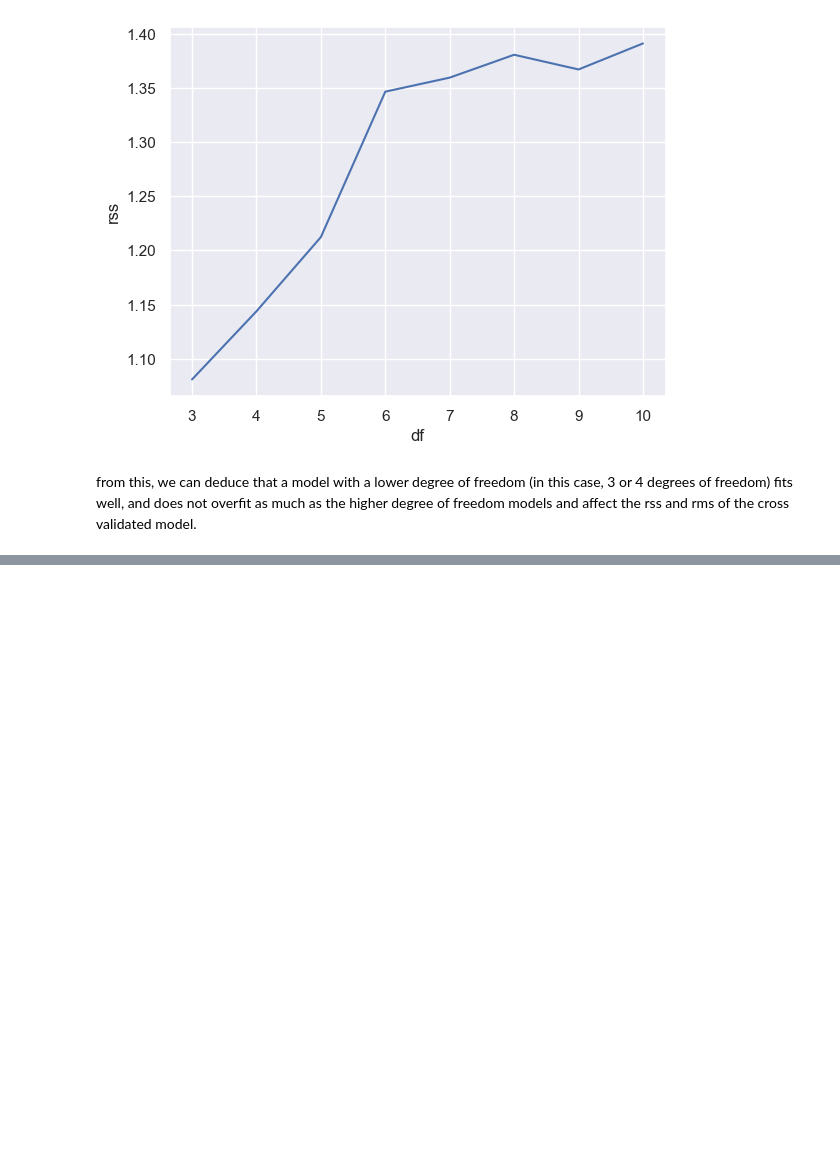
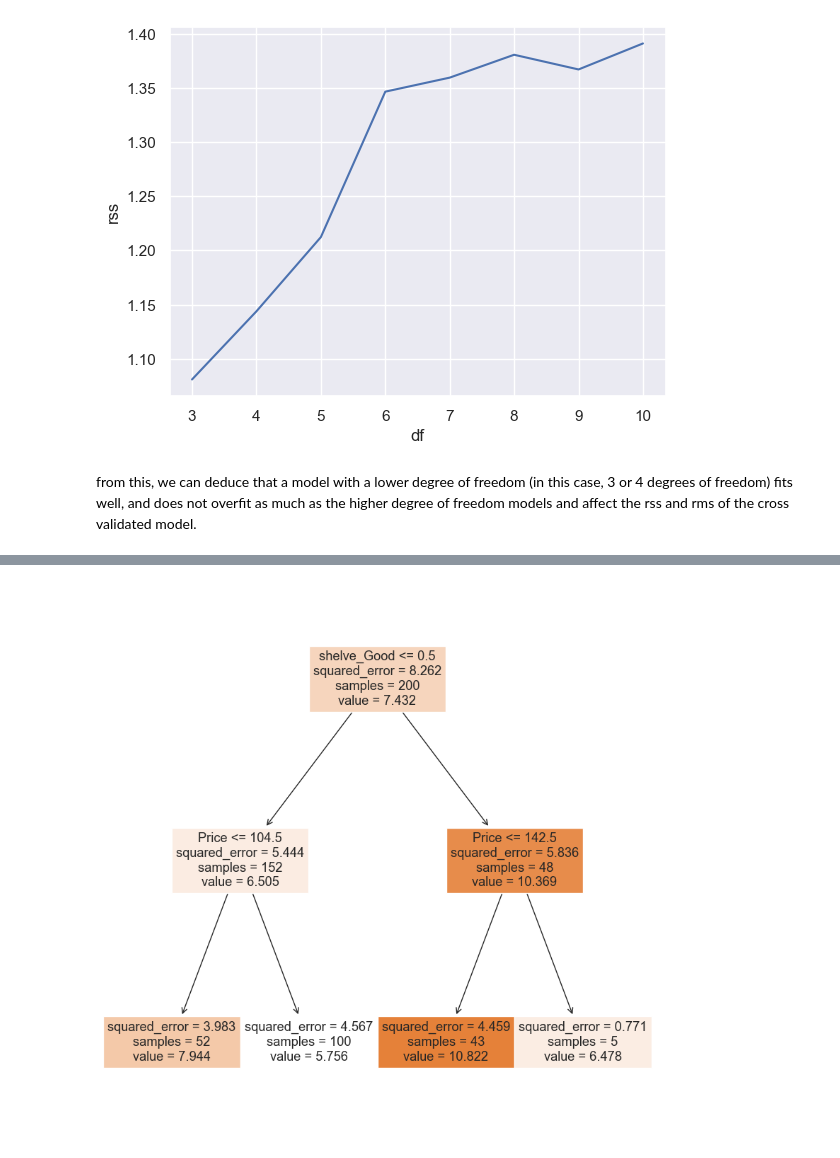
Before and after one commit to bhnord/CS4342, a Jupyter notebook: Assignment 5 Code/Assignment5.ipynb, the cells around one changed output, grey strips where cells are left out. Drawn from its saved outputs; the diff is of its cells as text; code cells hidden in the pictures; blank space fills up the shorter version.

```diff
--- a/Assignment 5 Code/Assignment5.ipynb
+++ b/Assignment 5 Code/Assignment5.ipynb
@@ -585,0 +710,10 @@ from this, we can deduce that a model with a lower degree of freedom (in this ca
+# %%
+data = pd.read_csv("Carseats.csv")
+
+shelveDummies = pd.get_dummies(data['ShelveLoc'], prefix="shelve")
+urbanDummies = pd.get_dummies(data['Urban'], prefix='urban')
+USDummies = pd.get_dummies(data['US'], prefix='US')
+
+X = data.drop(['Sales'], axis=1).join(shelveDummies).join(urbanDummies).join(USDummies).drop(['ShelveLoc', 'Urban', 'US'], axis=1).iloc[:, 1:]
+
+y=data['Sales']
@@ -585,0 +734,7 @@ from this, we can deduce that a model with a lower degree of freedom (in this ca
+# %%
+fig = plt.figure(figsize=(10,10))
+tree_ = tree.plot_tree(clf,
+                   feature_names=X.columns,
+                   filled=True)
+# %% [output]
+[figure, added]
```
Also changed, not shown: parts of 39 cells of this notebook, 2 other files.
